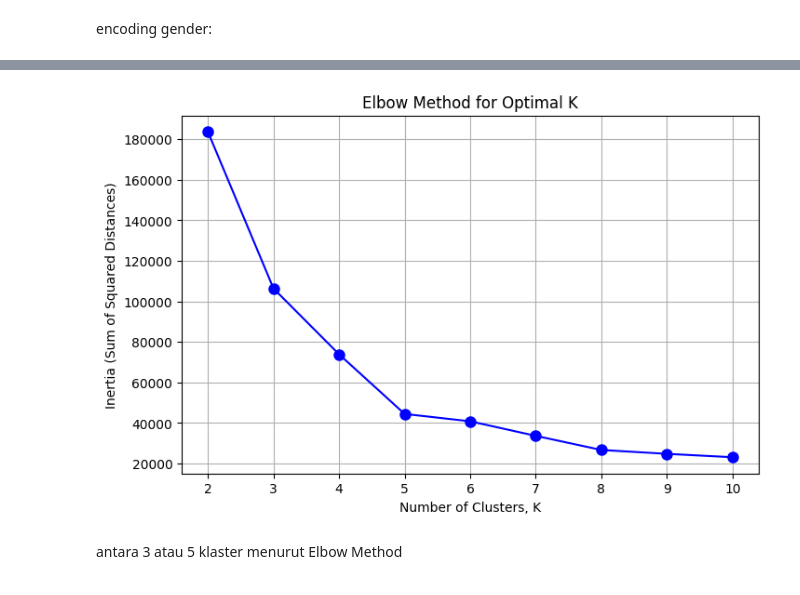
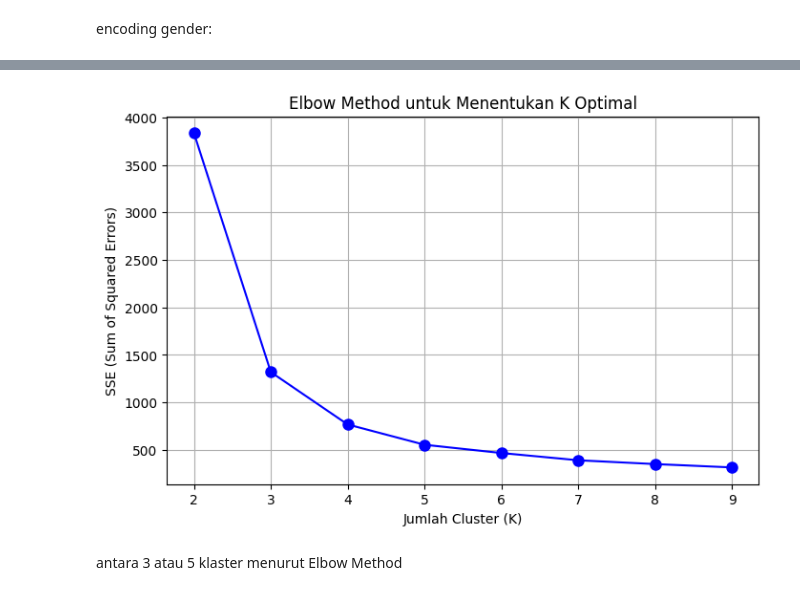
Before and after one commit to izamrosiawan/ss-code-semester-3, a Jupyter notebook: infrastruktur-dan-platform-untuk-sains-data/minggu-9/lab/posttest-kaknajwa.ipynb, the cells around one changed output, grey strips where cells are left out. Saved outputs shown, nothing was run; the diff lists cells and outputs as text; code cells hidden in the pictures.

```diff
--- a/infrastruktur-dan-platform-untuk-sains-data/minggu-9/lab/posttest-kaknajwa.ipynb
+++ b/infrastruktur-dan-platform-untuk-sains-data/minggu-9/lab/posttest-kaknajwa.ipynb
@@ -39,0 +22,5 @@ df
+# %%
+# Import dataset marketing campaign
+df = pd.read_csv('marketing_campaign.csv')
+print("Dataset shape:", df.shape)
+df.head()
@@ -199,0 +196,8 @@ df_encoded
+# %%
+# Persiapan data untuk clustering
+cluster_data = df_clean[["Income", "Total_Mnt"]].copy().astype(float)
+print("Data untuk clustering:")
+print(cluster_data.head())
+print(f"\nShape data clustering: {cluster_data.shape}")
+print(f"\nStatistik deskriptif:")
+print(cluster_data.describe())
@@ -241,0 +237,10 @@ Centroid: [[55.66013072 39.94771242  0.4379085 ]
+# %%
+# Standardisasi data untuk clustering
+scaler = StandardScaler()
+X = scaler.fit_transform(cluster_data)
+X_df = pd.DataFrame(X, columns=["Income", "Total_Mnt"])
+
+print("Data setelah standardisasi:")
+print(X_df.head())
+print(f"\nStatistik data standardisasi:")
+print(X_df.describe())
@@ -242,23 +266,23 @@ Centroid: [[55.66013072 39.94771242  0.4379085 ]
 # %%
-# Menentukan jumlah klaster optimal menggunakan Elbow Method
-inertias = []
-K_values = range(2, 11)  # Nilai K dari 2 hingga 10
+# Elbow method untuk mencari K optimal
+sse = []
+K_values = range(2, 10)
 
 for k in K_values:
     kmeans = KMeans(n_clusters=k, random_state=42)
     kmeans.fit(X)
-    inertias.append(kmeans.inertia_)
+    sse.append(kmeans.inertia_)
 
-# 6. Plot Elbow Method
+# Plot Elbow Method
 plt.figure(figsize=(8, 5))
-plt.plot(K_values, inertias, 'bo-', markersize=8)
-plt.xlabel('Number of Clusters, K')
-plt.ylabel('Inertia (Sum of Squared Distances)')
-plt.title('Elbow Method for Optimal K')
+plt.plot(K_values, sse, 'bo-', markersize=8)
+plt.xlabel('Jumlah Cluster (K)')
+plt.ylabel('SSE (Sum of Squared Errors)')
+plt.title('Elbow Method untuk Menentukan K Optimal')
 plt.grid(True)
 plt.show()
 # %% [output]
-[figure, old version]
+[figure, new version]
 # %% [markdown]
 antara 3 atau 5 klaster menurut Elbow Method
 # %%
```
Also changed, not shown: parts of 48 cells of this notebook, 1 other file.
